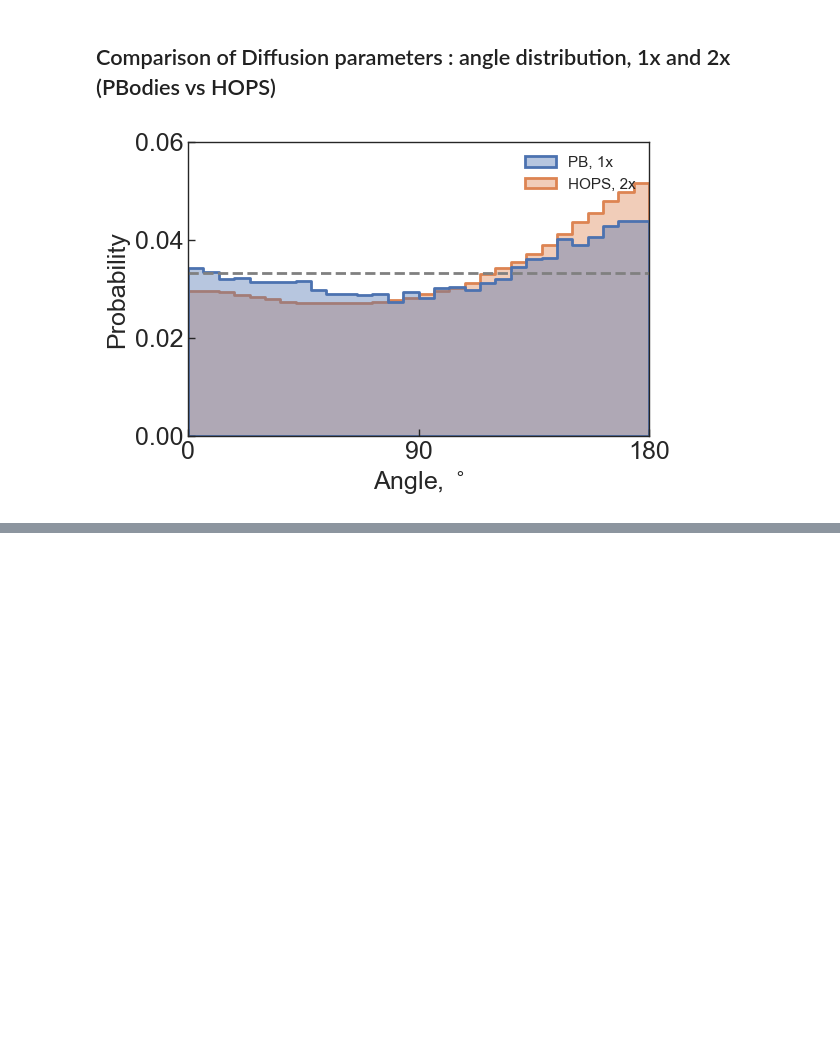
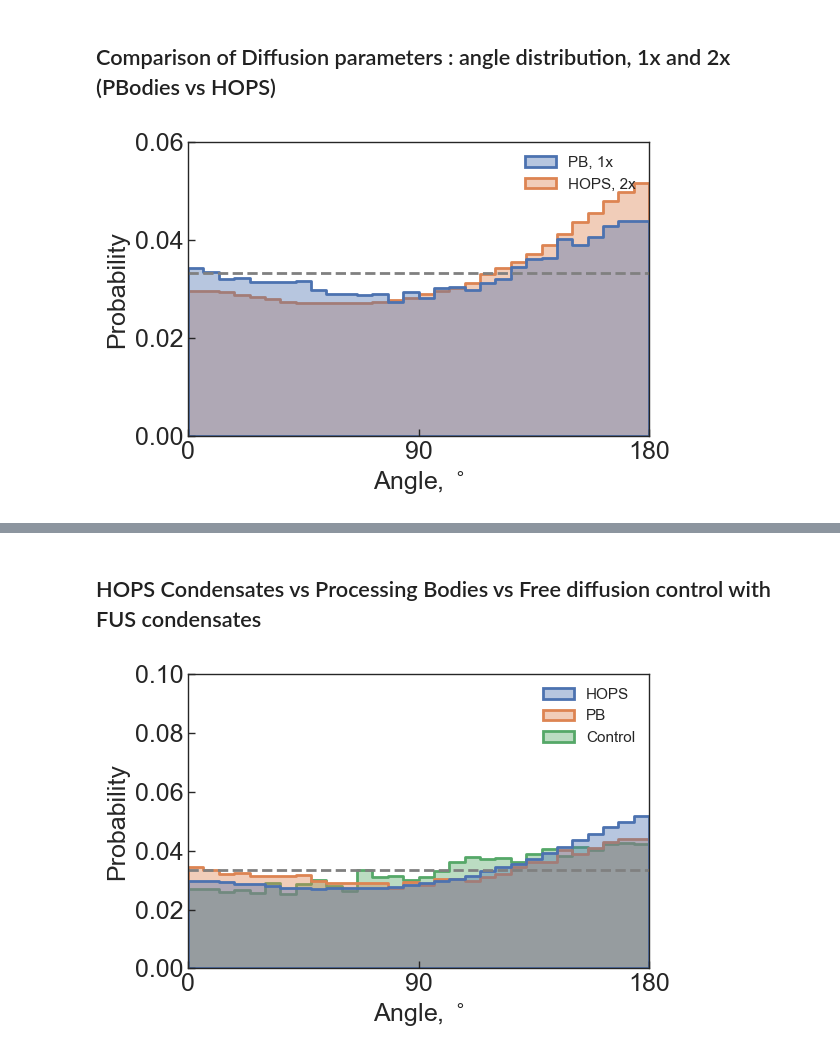
Before and after one commit to walterlab-um/Hyperosmotic_Confinement-Jump, a Jupyter notebook: plots/plot_AIO_stats.ipynb, the cells around one changed output, grey strips where cells are left out. Drawn from its saved outputs; the diff is of its cells as text; code cells hidden in the pictures; blank space fills up the shorter version.

```diff
--- a/plots/plot_AIO_stats.ipynb
+++ b/plots/plot_AIO_stats.ipynb
@@ -558,0 +642,2 @@ plt.show()
+# %% [markdown]
+## HOPS Condensates vs Processing Bodies vs Free diffusion control with FUS condensates
@@ -558,0 +668,16 @@ plt.show()
+# %%
+# Function to load CSV files and add a 'Condition' column
+def load_and_label_files(file_paths, label):
+    dfs = [pd.read_csv(file) for file in file_paths]
+    for df in dfs:
+        df['Condition'] = label
+    combined_df = pd.concat(dfs)
+    return combined_df
+# %%
+# Load and label CSV files for each condition
+df_condition1 = load_and_label_files(csv_files_1, 'HOPS')
+df_condition2 = load_and_label_files(csv_files_2, 'PB')
+df_condition3 = load_and_label_files(csv_files_3, 'Control')
+# %%
+# Combine the data from all conditions
+df_combined = pd.concat([df_condition1, df_condition2, df_condition3], ignore_index=True)
@@ -558,0 +706,53 @@ plt.show()
+# %%
+plt.figure(figsize=(6, 4))
+bins = 30
+ax = sns.histplot(
+    data=data,
+    x="angle",
+    hue="Condition",
+    bins=bins,
+    stat="probability",
+    common_norm=False,
+    binrange=(0, 180),
+    lw=2,
+    element="step",
+    fill=True,
+    alpha=0.4,
+)
+
+# Customize and annotate the plot
+plt.axhline(1 / bins, ls="--", c="gray", lw=2)
+plt.xlim(0, 180)
+plt.xticks([0, 90, 180])
+plt.ylim(0, 0.1)
+plt.yticks([0, 0.02, 0.04, 0.06,0.08,0.1])
+plt.xlabel("Angle, $^\circ$", fontsize=18)
+plt.ylabel("Probability", fontsize=18)
+plt.gca().spines[:].set_linewidth(1)
+plt.gca().tick_params(
+    axis="both",
+    which="major",
+    labelsize=18,
+    direction="in",
+    bottom=True,
+    left=True,
+    length=5,
+    width=1,
+)
+plt.gca().set_axisbelow(False)
+plt.gca().tick_params(axis="both", which="major", labelsize=18)
+
+# Customize the legend
+legend = ax.get_legend()
+if legend is not None:
+    legend.set_title(None)
+    legend_frame = legend.get_frame()
+    legend_frame.set_visible(False)
+
+
+# Final layout adjustments and saving
+plt.tight_layout()
+plt.savefig("angle_histo.png", format="png", bbox_inches="tight", dpi=300)
+plt.show()
+# %% [output]
+[figure, added]
```
Also changed, not shown: parts of 6 cells of this notebook.
